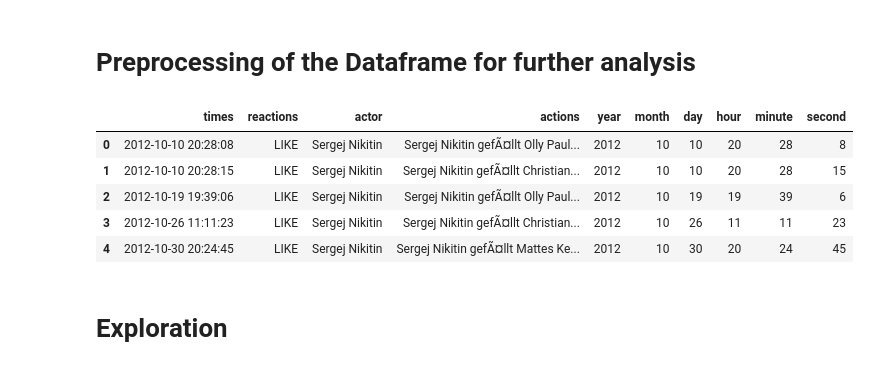
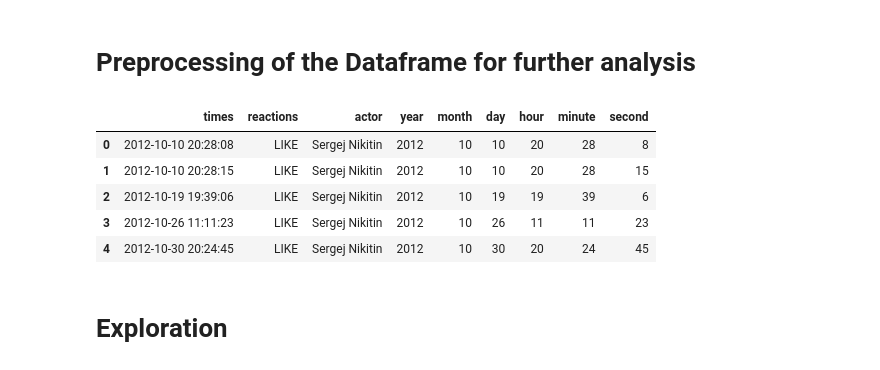
Before and after one commit to Papa-Yaga/Facebook_Projekt, a Jupyter notebook: Facebook.ipynb, the cells around one changed output. Cells and saved outputs as stored; diff of their text form; code cells hidden in the pictures.

```diff
--- a/Facebook.ipynb
+++ b/Facebook.ipynb
@@ -77,14 +77,14 @@ comments_df["hour"] = comments_df["times"].dt.hour
 comments_df["minute"] = comments_df["times"].dt.minute
 comments_df["second"] = comments_df["times"].dt.second
 # %%
-comments_df.head()
+comments_df[["times","reactions","actor","year","month","day","hour","minute","second"]].head()
 # %% [output]
-|  | times | reactions | actor | actions | year | month | day | hour | minute | second |
-| 0 | 2012-10-10 20:28:08 | LIKE | Sergej Nikitin | Sergej Nikitin gefÃ¤llt Olly Paul... | 2012 | 10 | 10 | 20 | 28 | 8 |
-| 1 | 2012-10-10 20:28:15 | LIKE | Sergej Nikitin | Sergej Nikitin gefÃ¤llt Christian... | 2012 | 10 | 10 | 20 | 28 | 15 |
-| 2 | 2012-10-19 19:39:06 | LIKE | Sergej Nikitin | Sergej Nikitin gefÃ¤llt Olly Paul... | 2012 | 10 | 19 | 19 | 39 | 6 |
-| 3 | 2012-10-26 11:11:23 | LIKE | Sergej Nikitin | Sergej Nikitin gefÃ¤llt Christian... | 2012 | 10 | 26 | 11 | 11 | 23 |
-| 4 | 2012-10-30 20:24:45 | LIKE | Sergej Nikitin | Sergej Nikitin gefÃ¤llt Mattes Ke... | 2012 | 10 | 30 | 20 | 24 | 45 |
+|  | times | reactions | actor | year | month | day | hour | minute | second |
+| 0 | 2012-10-10 20:28:08 | LIKE | Sergej Nikitin | 2012 | 10 | 10 | 20 | 28 | 8 |
+| 1 | 2012-10-10 20:28:15 | LIKE | Sergej Nikitin | 2012 | 10 | 10 | 20 | 28 | 15 |
+| 2 | 2012-10-19 19:39:06 | LIKE | Sergej Nikitin | 2012 | 10 | 19 | 19 | 39 | 6 |
+| 3 | 2012-10-26 11:11:23 | LIKE | Sergej Nikitin | 2012 | 10 | 26 | 11 | 11 | 23 |
+| 4 | 2012-10-30 20:24:45 | LIKE | Sergej Nikitin | 2012 | 10 | 30 | 20 | 24 | 45 |
 # %% [markdown]
 # Exploration
 # %%
```
